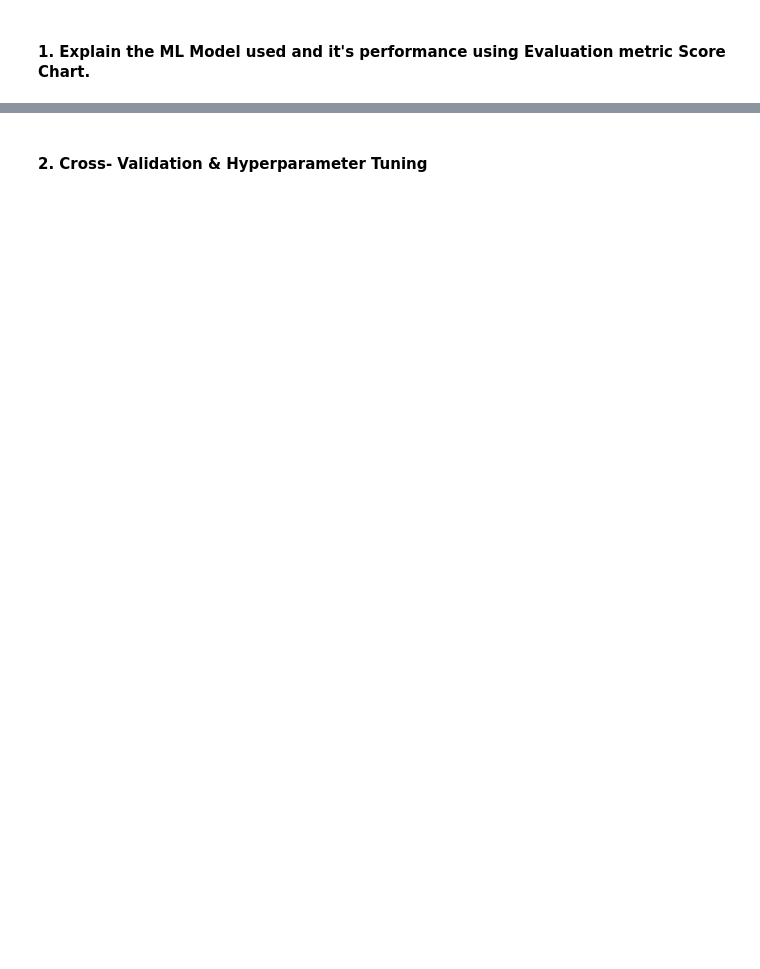
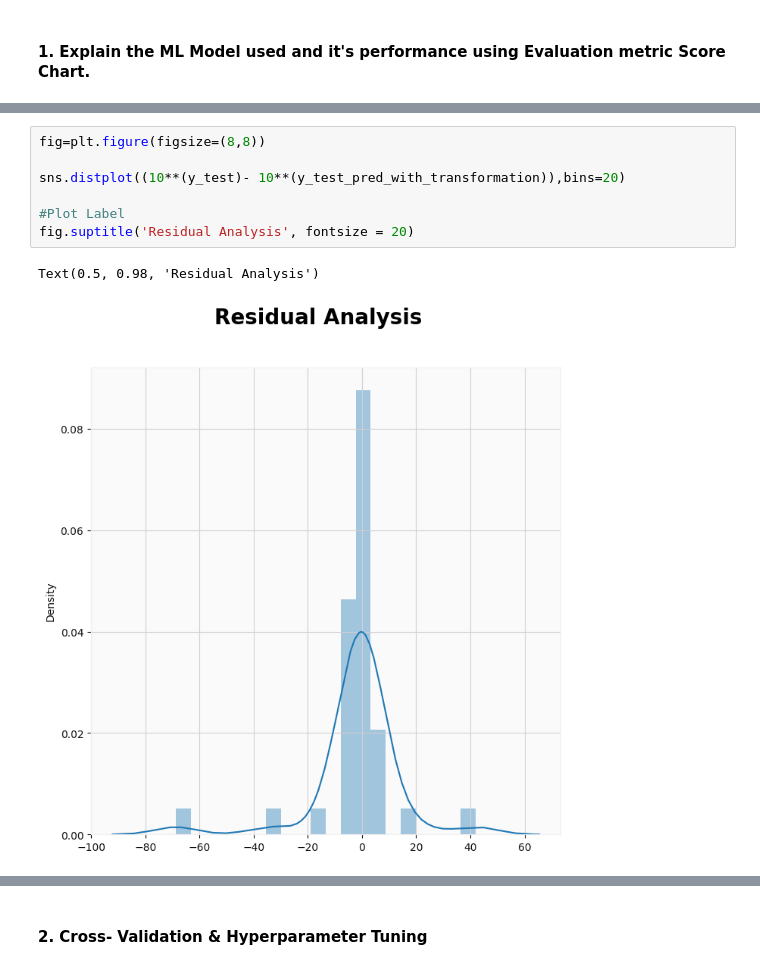
Before and after one commit to piyushbg/Yes-Bank-Stock-Closing-Price-Prediction, a Jupyter notebook: Yes_Bank_Stock_Closing_Price_Prediction.ipynb, the cells around one changed output, grey strips where cells are left out. Cells and saved outputs as stored; diff of their text form; blank space fills up the shorter version.

```diff
--- a/Yes_Bank_Stock_Closing_Price_Prediction.ipynb
+++ b/Yes_Bank_Stock_Closing_Price_Prediction.ipynb
@@ -1248,0 +1430,10 @@ Answer Here.
+# %%
+fig=plt.figure(figsize=(8,8))
+
+sns.distplot((10**(y_test)- 10**(y_test_pred_with_transformation)),bins=20)
+
+#Plot Label
+fig.suptitle('Residual Analysis', fontsize = 20)
+# %% [output]
+Text(0.5, 0.98, 'Residual Analysis')
+[figure, added]
```
Also changed, not shown: parts of 59 cells of this notebook.
